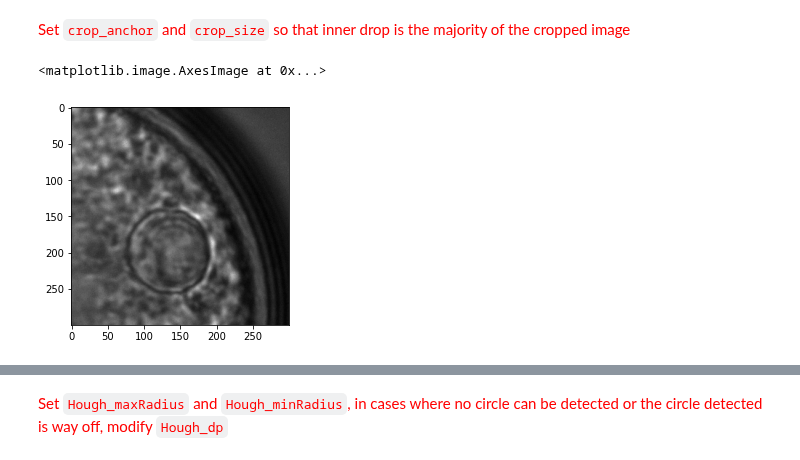
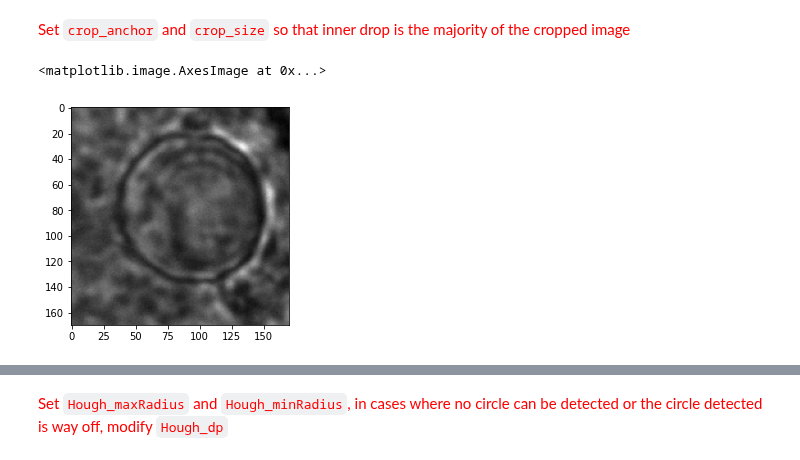
Before and after one commit to ZLoverty/DE, a Jupyter notebook: Code/Circle-detection/crop-HoughCircles-ND2.ipynb, the cells around one changed output, grey strips where cells are left out. Drawn from its saved outputs; the diff is of its cells as text; code cells hidden in the pictures.

```diff
--- a/Code/Circle-detection/crop-HoughCircles-ND2.ipynb
+++ b/Code/Circle-detection/crop-HoughCircles-ND2.ipynb
@@ -30,13 +30,13 @@ plt.imshow(img, cmap='gray')
 <font color='red'> Set `crop_anchor` and `crop_size` so that inner drop is the majority of the cropped image
 # %%
 # test the first cropped image
-crop_anchor = np.array([150, 350]) # upper left corner coords, int
-crop_size = (300, 300) # height and width, int
+crop_anchor = np.array([270, 390]) # upper left corner coords, int
+crop_size = (170, 170) # height and width, int
 crop = (crop_anchor[0], crop_anchor[0]+crop_size[0],
        crop_anchor[1], crop_anchor[1]+crop_size[1])
 # need to check if the crop exceeds the borders of images
 cropped = img[crop[0]:crop[1], crop[2]:crop[3]]
 plt.imshow(cropped, cmap='gray')
 # %% [output]
 <matplotlib.image.AxesImage at 0x...>
-[figure, old version]
+[figure, new version]
```
Also changed, not shown: parts of 3 cells of this notebook, 4 other files.
